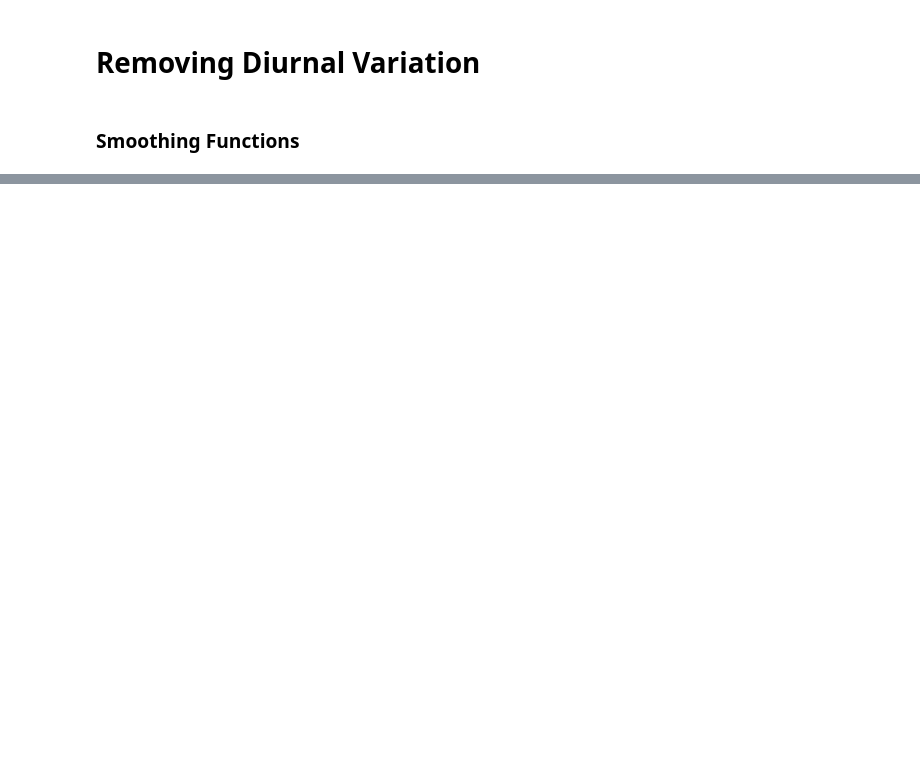
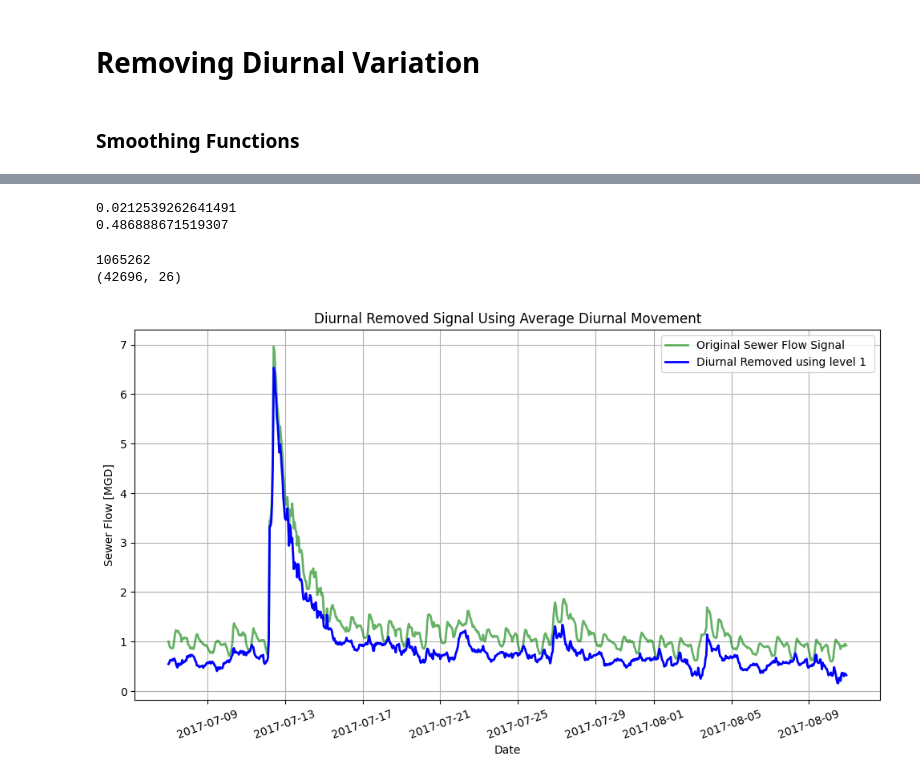
Before and after one commit to cocorowachi/Cocoro_Wachi_Undergrad_Research, a Jupyter notebook: Remove Diurnal.ipynb, the cells around one changed output, grey strips where cells are left out. Drawn from its saved outputs; the diff is of its cells as text; code cells hidden in the pictures; blank space fills up the shorter version.

```diff
--- a/Remove Diurnal.ipynb
+++ b/Remove Diurnal.ipynb
@@ -574,0 +667,55 @@ export(MMSD_sewerflow_removed_df,"MMSD_sewerflow_removed_df")
+# %%
+len1 = (dry_period_df.count().sum())
+len4 = (ref_df.count().sum())
+len2 = (MMSD_sewerflow_all_df.count().sum())
+print(len1/len2)
+print(len4/len2)
+# %% [output]
+0.0212539262641491
+0.486888671519307
+# %%
+print(len2)
+print(MMSD_sewerflow_all_df.shape)
+# %% [output]
+1065262
+(42696, 26)
+# %%
+def trim(df, event):
+    return df[(df['Date Time'] >= event[0]) & (df['Date Time'] <= event[1] - pd.Timedelta(hours=1))].reset_index(drop = True)
+# %%
+flow_data = out_df[['Date Time', 'MS0311 Flow']]
+flow_data2 = MMSD_sewerflow_diurnal_removed_df[['Date Time', 'MS0311 Flow']]
+flow_data3 = MMSD_sewerflow_all_df[['Date Time', 'MS0311 Flow']]
+event = (pd.to_datetime('2017-7-7 0:00'), pd.to_datetime('2017-8-10 23:00'))
+hourly_range = pd.date_range(start=event[0], end=event[1] - pd.Timedelta(hours=1), freq='h')
+flow_event_df = trim(flow_data, event).iloc[:, 1]
+flow_event2_df = trim(flow_data2, event).iloc[:, 1]
+flow_event3_df = trim(flow_data3, event).iloc[:, 1]
+# %%
+out_df
+# slow_df = lyne_hollick_init(MMSD_sewerflow_predicted_precipitation_df, 3, 0.925)
+plt.figure(figsize=(12, 6))
+
+col_name = 'MS0311 Flow'
+# MMSD_sewerflow_baseflow_df['Date Time'] = pd.to_datetime(MMSD_sewerflow_baseflow_df['Date Time'])
+plt.plot(hourly_range, flow_event3_df, linestyle='-', color='g', alpha=0.6, linewidth=2, label="Original Sewer Flow Signal")
+plt.plot(hourly_range, flow_event_df, linestyle='-', color='b', alpha=1, linewidth=2, label="Diurnal Removed using level 1 ")
+# plt.plot(hourly_range, flow_event2_df, linestyle='-', color='r', alpha=0, linewidth=2.5, label="New: Diurnal Removed using level 2")
+# plt.plot(ref_df['Date Time'], ref_df[col_name], linestyle='-', color='g', markersize=6, label="Data Line")
+# plt.plot(MMSD_sewerflow_predicted_precipitation_df['Date Time'], MMSD_sewerflow_predicted_precipitation_df[col_name], linestyle='-', color='r', markersize=6, label="Data Line")
+# plt.plot(isolated_df['Date Time'], isolated_df[col_name], linestyle='-', color='g', markersize=6, label="Data Line")
+# plt.plot(lh_df['Date Time'], lh_df[col_name], linestyle='-', color='r', markersize=6, label="Data Line")
+# plt.plot(MMSD_sewerflow_all_df['Date Time'], MMSD_sewerflow_all_df[col_name], linestyle='-', color='b', markersize=6, label="Data Line")
+
+# plt.gca().xaxis.set_major_locator(mdates.MonthLocator())
+# plt.gca().xaxis.set_major_formatter(mdates.DateFormatter('%b %Y'))
+plt.grid(True)
+
+plt.xlabel("Date")
+plt.xticks(rotation=20)
+plt.ylabel("Sewer Flow [MGD]")
+plt.title("Diurnal Removed Signal Using Average Diurnal Movement")
+plt.legend()
+plt.show()
+# %% [output]
+[figure, added]
```
Also changed, not shown: parts of 25 cells of this notebook, 23 other files.
